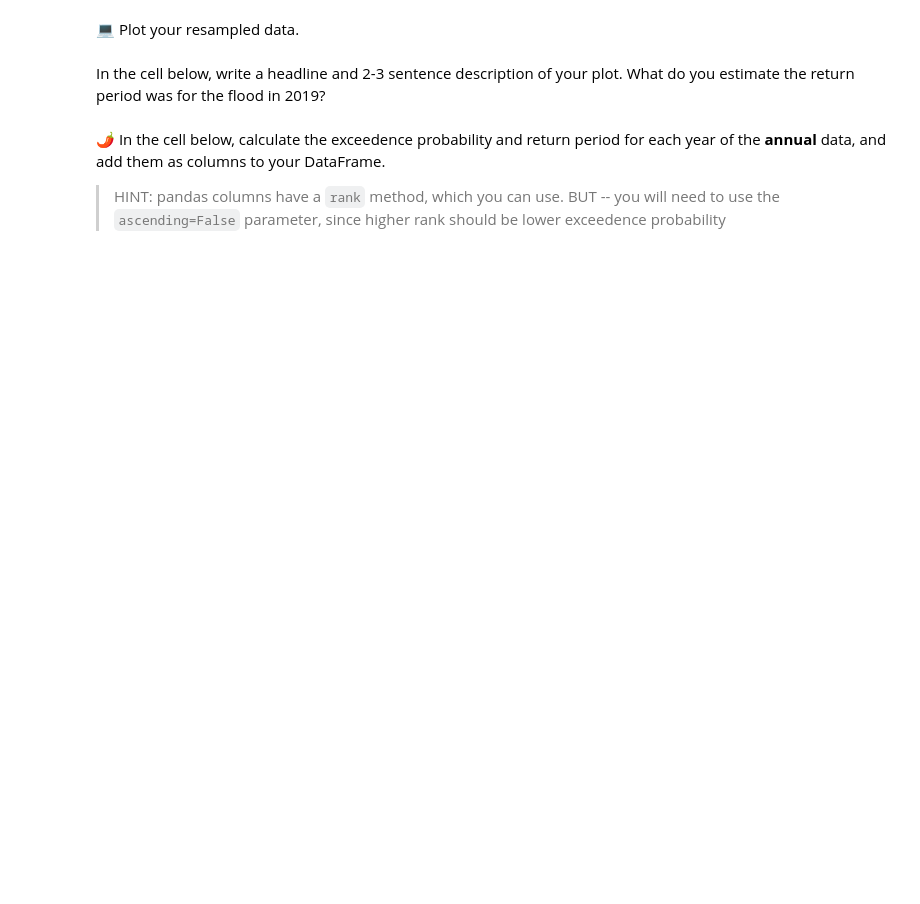
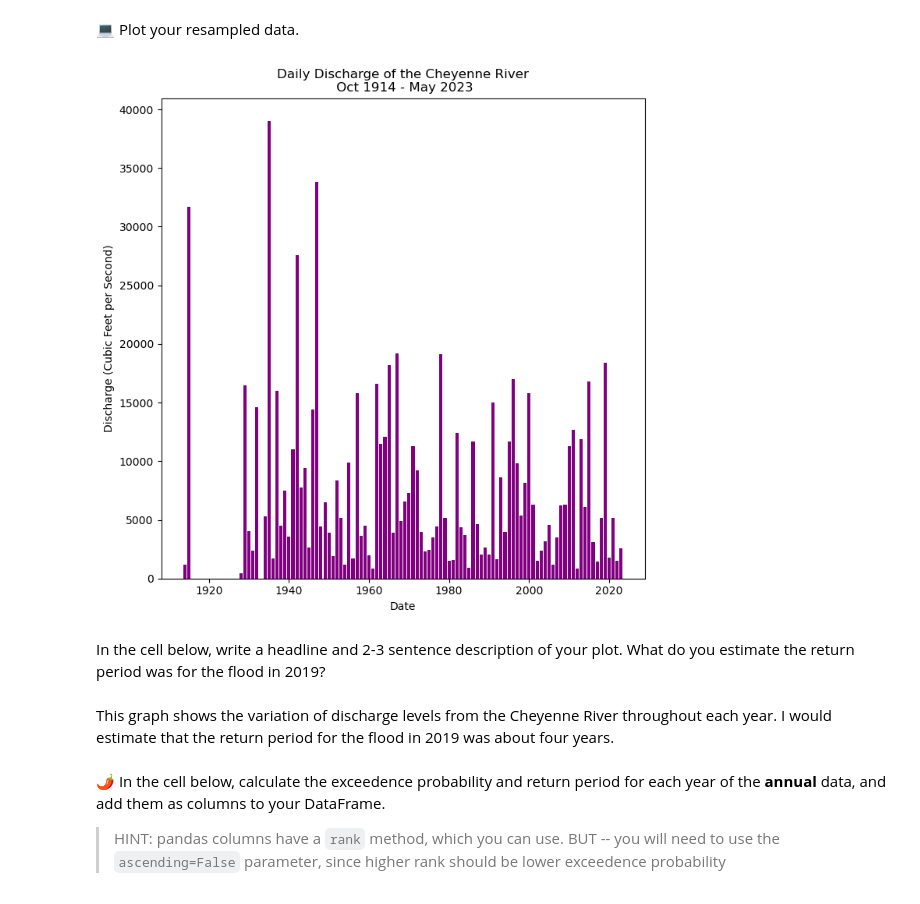
Before and after one commit to cleedle/time-series-data-cleedle, a Jupyter notebook: stars-02-time-series.ipynb, the cells around one changed output. Cells and saved outputs as stored; diff of their text form; code cells hidden in the pictures; blank space fills up the shorter version.

```diff
--- a/stars-02-time-series.ipynb
+++ b/stars-02-time-series.ipynb
@@ -611,0 +612,3 @@ raise NotImplementedError()
+# %%
+cheyenne_river_data_annual = cheyenne_river_data[['Discharge']].resample('YS').max()
+cheyenne_river_data_annual
@@ -657,5 +679,19 @@ raise NotImplementedError()
+# %%
+fig, ax = plt.subplots(figsize=(8, 8))
+ax.bar(cheyenne_river_data_annual.index.year.values,
+       cheyenne_river_data_annual['Discharge'],
+       color='purple')
+ax.set(xlabel="Date",
+       ylabel="Discharge (Cubic Feet per Second)",
+       title="Daily Discharge of the Cheyenne River\n Oct 1914 - May 2023")
+
+plt.show()
+# %% [output]
+[figure, added]
 # %% [markdown]
 In the cell below, write a headline and 2-3 sentence description of your plot. What do you estimate the return period was for the flood in 2019?
+# %% [markdown]
+This graph shows the variation of discharge levels from the Cheyenne River throughout each year. I would estimate that the return period for the flood in 2019 was about four years.
 # %% [markdown]
 &#127798; In the cell below, calculate the exceedence probability and return period for each year of the **annual** data, and add them as columns to your DataFrame.
 
```
Also changed, not shown: parts of 9 cells of this notebook.
